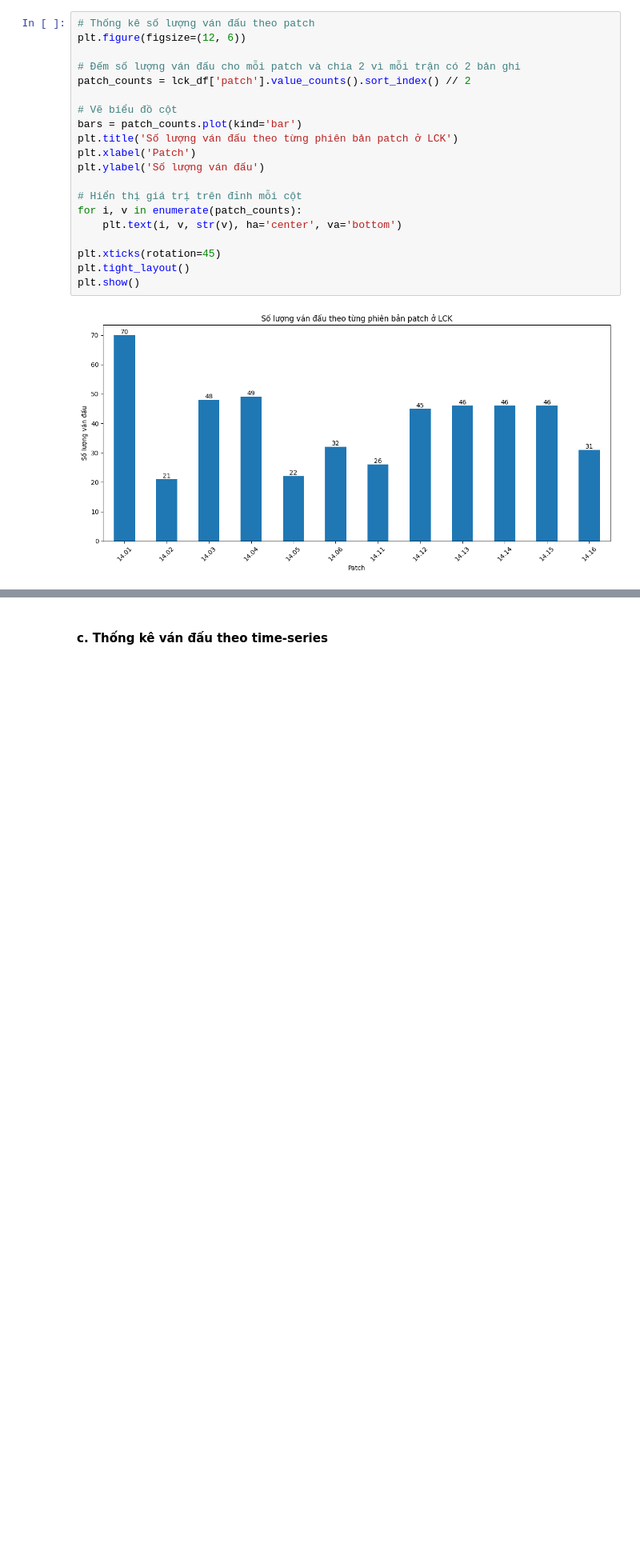
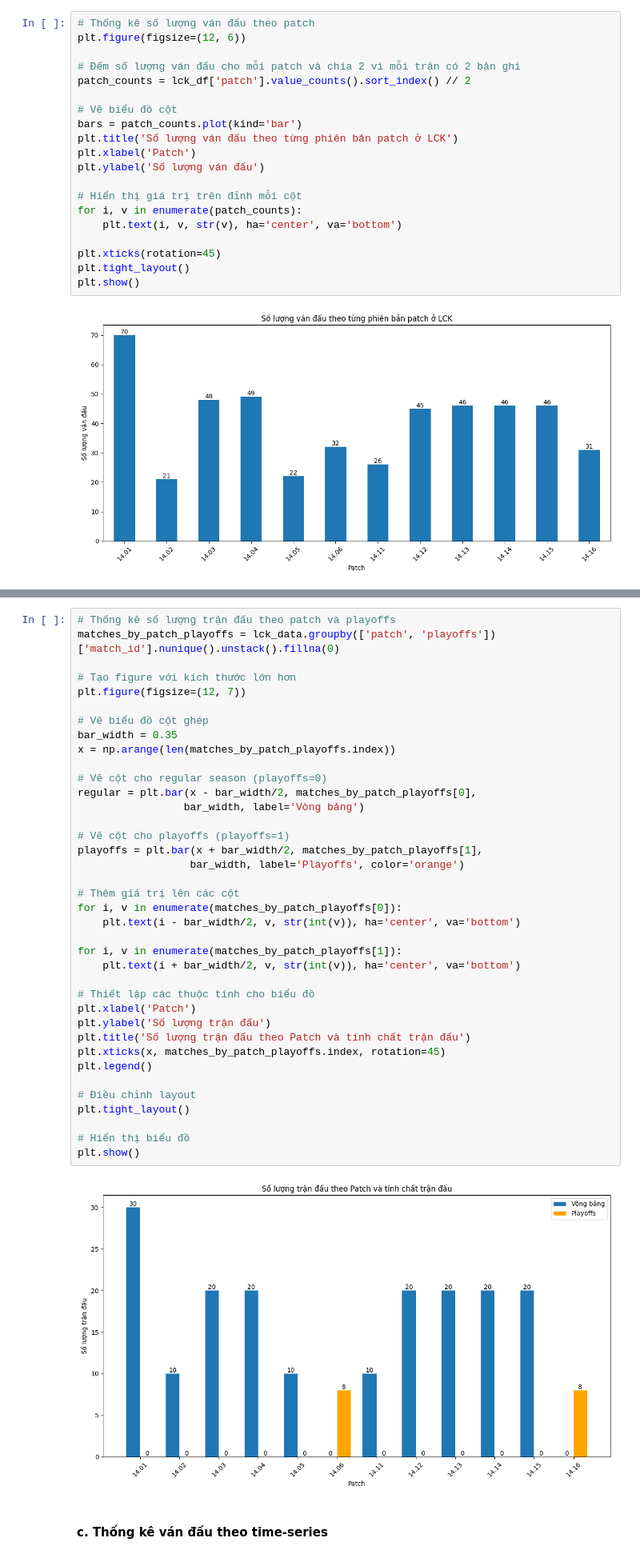
Before and after one commit to fromuit/IE224_Project, a Jupyter notebook: Source/IE224.P11 - Group_4.ipynb, the cells around one changed output, grey strips where cells are left out. Shown at 80% size. Drawn from its saved outputs; the diff is of its cells as text; blank space fills up the shorter version.

```diff
--- a/Source/IE224.P11 - Group_4.ipynb
+++ b/Source/IE224.P11 - Group_4.ipynb
@@ -304,2 +374,42 @@ plt.show()
+# %%
+# Thống kê số lượng trận đấu theo patch và playoffs
+matches_by_patch_playoffs = lck_data.groupby(['patch', 'playoffs'])['match_id'].nunique().unstack().fillna(0)
+
+# Tạo figure với kích thước lớn hơn
+plt.figure(figsize=(12, 7))
+
+# Vẽ biểu đồ cột ghép
+bar_width = 0.35
+x = np.arange(len(matches_by_patch_playoffs.index))
+
+# Vẽ cột cho regular season (playoffs=0)
+regular = plt.bar(x - bar_width/2, matches_by_patch_playoffs[0],
+                 bar_width, label='Vòng bảng')
+
+# Vẽ cột cho playoffs (playoffs=1)
+playoffs = plt.bar(x + bar_width/2, matches_by_patch_playoffs[1],
+                  bar_width, label='Playoffs', color='orange')
+
+# Thêm giá trị lên các cột
+for i, v in enumerate(matches_by_patch_playoffs[0]):
+    plt.text(i - bar_width/2, v, str(int(v)), ha='center', va='bottom')
+
+for i, v in enumerate(matches_by_patch_playoffs[1]):
+    plt.text(i + bar_width/2, v, str(int(v)), ha='center', va='bottom')
+
+# Thiết lập các thuộc tính cho biểu đồ
+plt.xlabel('Patch')
+plt.ylabel('Số lượng trận đấu')
+plt.title('Số lượng trận đấu theo Patch và tính chất trận đấu')
+plt.xticks(x, matches_by_patch_playoffs.index, rotation=45)
+plt.legend()
+
+# Điều chỉnh layout
+plt.tight_layout()
+
+# Hiển thị biểu đồ
+plt.show()
+# %% [output]
+[figure, added]
 # %% [markdown]
 #### c. Thống kê ván đấu theo time-series
```
Also changed, not shown: parts of 18 cells of this notebook, 2 other files.
